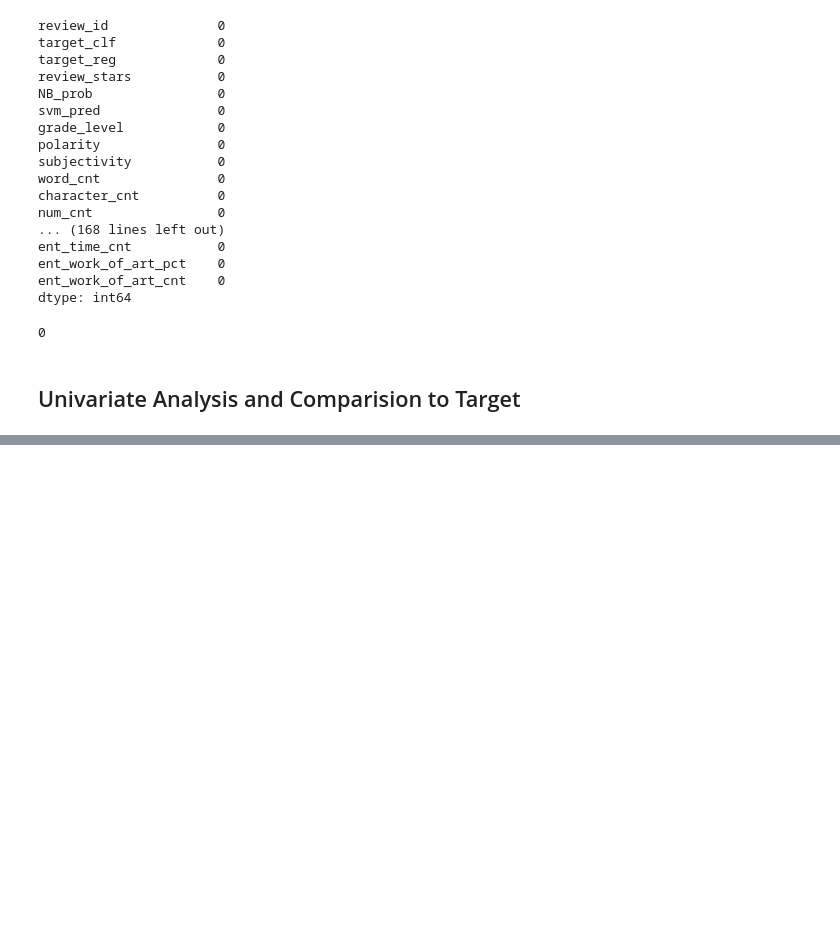
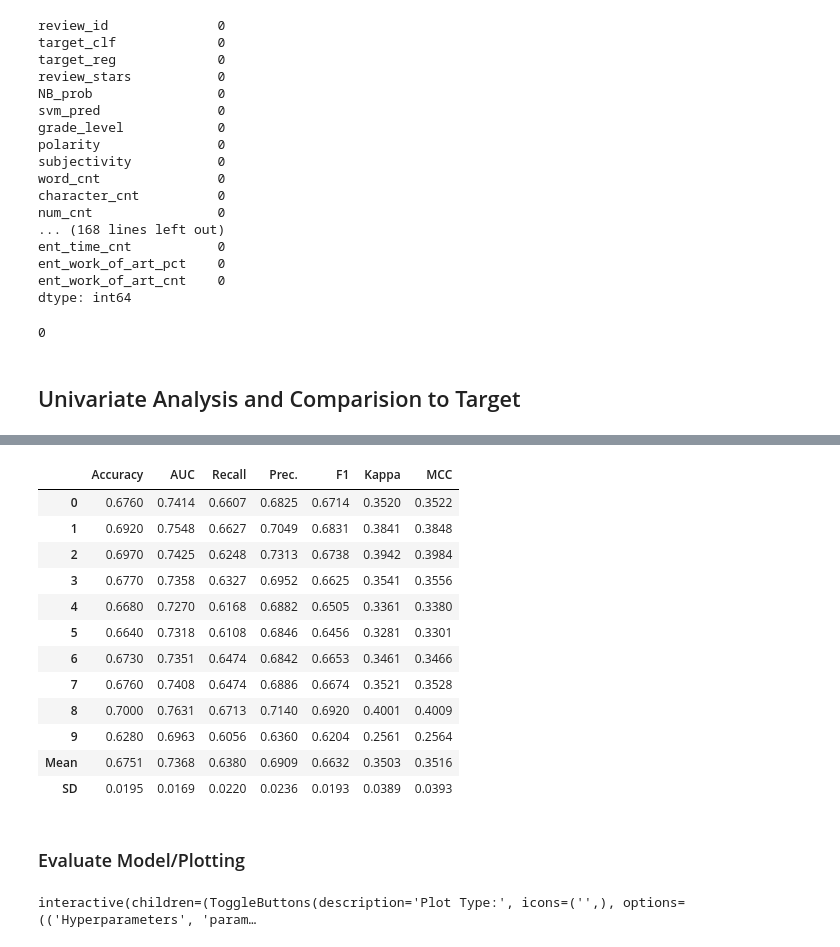
Before and after one commit to jeffjohannsen/Predicting_Yelp_Review_Quality, a Jupyter notebook: notebooks/3.2_Processed_Text_EDA_AutoML.ipynb, the cells around one changed output, grey strips where cells are left out. Drawn from its saved outputs; the diff is of its cells as text; code cells hidden in the pictures; blank space fills up the shorter version.

```diff
--- a/notebooks/3.2_Processed_Text_EDA_AutoML.ipynb
+++ b/notebooks/3.2_Processed_Text_EDA_AutoML.ipynb
@@ -323,0 +422,22 @@ def compare_feature_target(df, feature_name):
+# %%
+tuned_log_reg = tune_model(log_reg, optimize = 'Accuracy')
+# %% [output]
+|  | Accuracy | AUC | Recall | Prec. | F1 | Kappa | MCC |
+| 0 | 0.6760 | 0.7414 | 0.6607 | 0.6825 | 0.6714 | 0.3520 | 0.3522 |
+| 1 | 0.6920 | 0.7548 | 0.6627 | 0.7049 | 0.6831 | 0.3841 | 0.3848 |
+| 2 | 0.6970 | 0.7425 | 0.6248 | 0.7313 | 0.6738 | 0.3942 | 0.3984 |
+| 3 | 0.6770 | 0.7358 | 0.6327 | 0.6952 | 0.6625 | 0.3541 | 0.3556 |
+| 4 | 0.6680 | 0.7270 | 0.6168 | 0.6882 | 0.6505 | 0.3361 | 0.3380 |
+| 5 | 0.6640 | 0.7318 | 0.6108 | 0.6846 | 0.6456 | 0.3281 | 0.3301 |
+| 6 | 0.6730 | 0.7351 | 0.6474 | 0.6842 | 0.6653 | 0.3461 | 0.3466 |
+| 7 | 0.6760 | 0.7408 | 0.6474 | 0.6886 | 0.6674 | 0.3521 | 0.3528 |
+| 8 | 0.7000 | 0.7631 | 0.6713 | 0.7140 | 0.6920 | 0.4001 | 0.4009 |
+| 9 | 0.6280 | 0.6963 | 0.6056 | 0.6360 | 0.6204 | 0.2561 | 0.2564 |
+| Mean | 0.6751 | 0.7368 | 0.6380 | 0.6909 | 0.6632 | 0.3503 | 0.3516 |
+| SD | 0.0195 | 0.0169 | 0.0220 | 0.0236 | 0.0193 | 0.0389 | 0.0393 |
+# %% [markdown]
+### Evaluate Model/Plotting
+# %%
+evaluate_model(tuned_log_reg)
+# %% [output]
+interactive(children=(ToggleButtons(description='Plot Type:', icons=('',), options=(('Hyperparameters', 'param…
```
Also changed, not shown: parts of 17 cells of this notebook, 1 other file.
